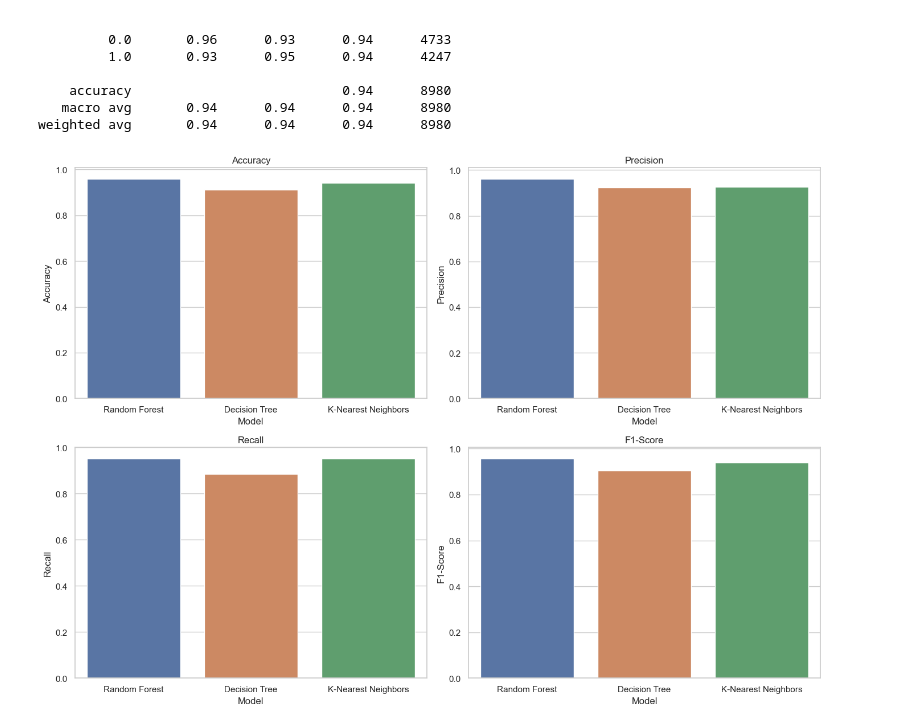
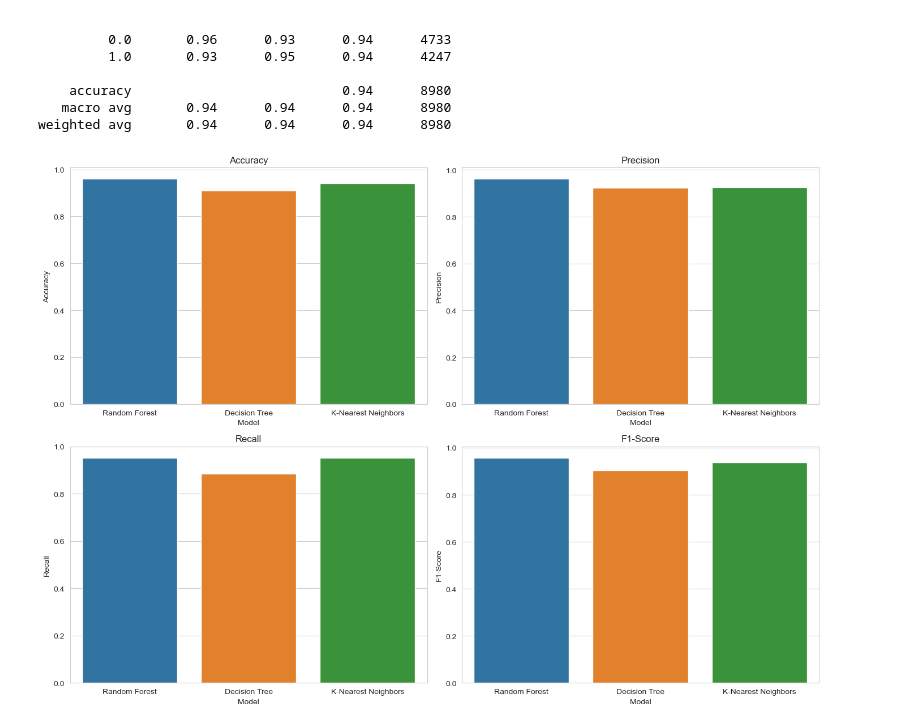
Before and after one commit to Jotis86/Fake-News-Detection-with-Machine-Learning, a Jupyter notebook: NoteBook_Machine Learning/Project News ML.ipynb, the cells around one changed output. Cells and saved outputs as stored; diff of their text form; code cells hidden in the pictures.

```diff
--- a/NoteBook_Machine Learning/Project News ML.ipynb
+++ b/NoteBook_Machine Learning/Project News ML.ipynb
@@ -150,26 +157,26 @@ metrics_df = pd.DataFrame({
 # %%
 import matplotlib.pyplot as plt
 import seaborn as sns
 
 # Set the style of the plots
-sns.set(style="whitegrid")
+sns.set_style(style="whitegrid")
 
 # Create a bar plot for each metric
 fig, axes = plt.subplots(2, 2, figsize=(14, 10))
 
 sns.barplot(x='Model', y='Accuracy', data=metrics_df, ax=axes[0, 0])
 axes[0, 0].set_title('Accuracy')
 
 sns.barplot(x='Model', y='Precision', data=metrics_df, ax=axes[0, 1])
 axes[0, 1].set_title('Precision')
 
 sns.barplot(x='Model', y='Recall', data=metrics_df, ax=axes[1, 0])
 axes[1, 0].set_title('Recall')
 
 sns.barplot(x='Model', y='F1-Score', data=metrics_df, ax=axes[1, 1])
 axes[1, 1].set_title('F1-Score')
 
 plt.tight_layout()
 plt.show()
 # %% [output]
-[figure, old version]
+[figure, new version]
```
Also changed, not shown: parts of 2 cells of this notebook, 1 other file.
